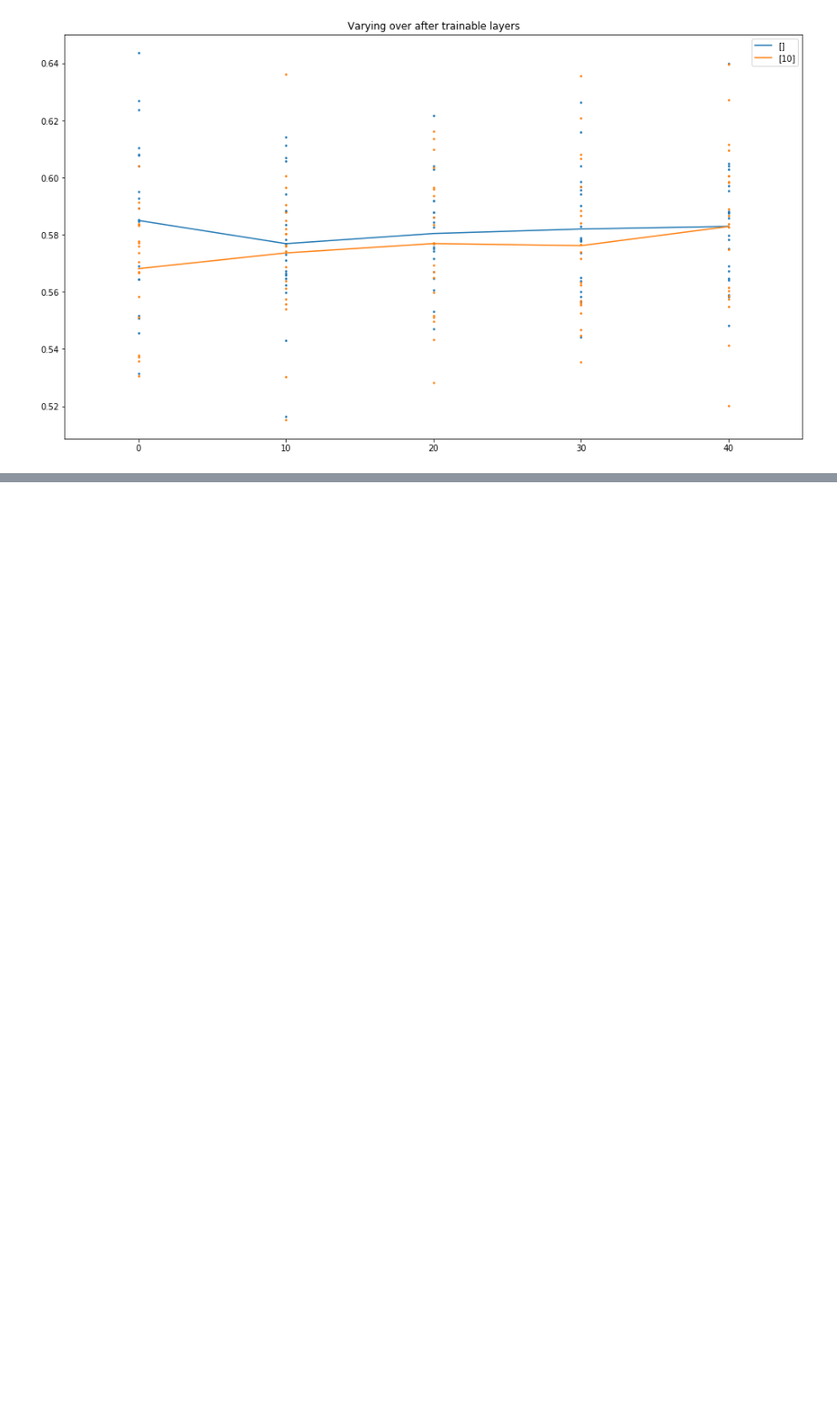
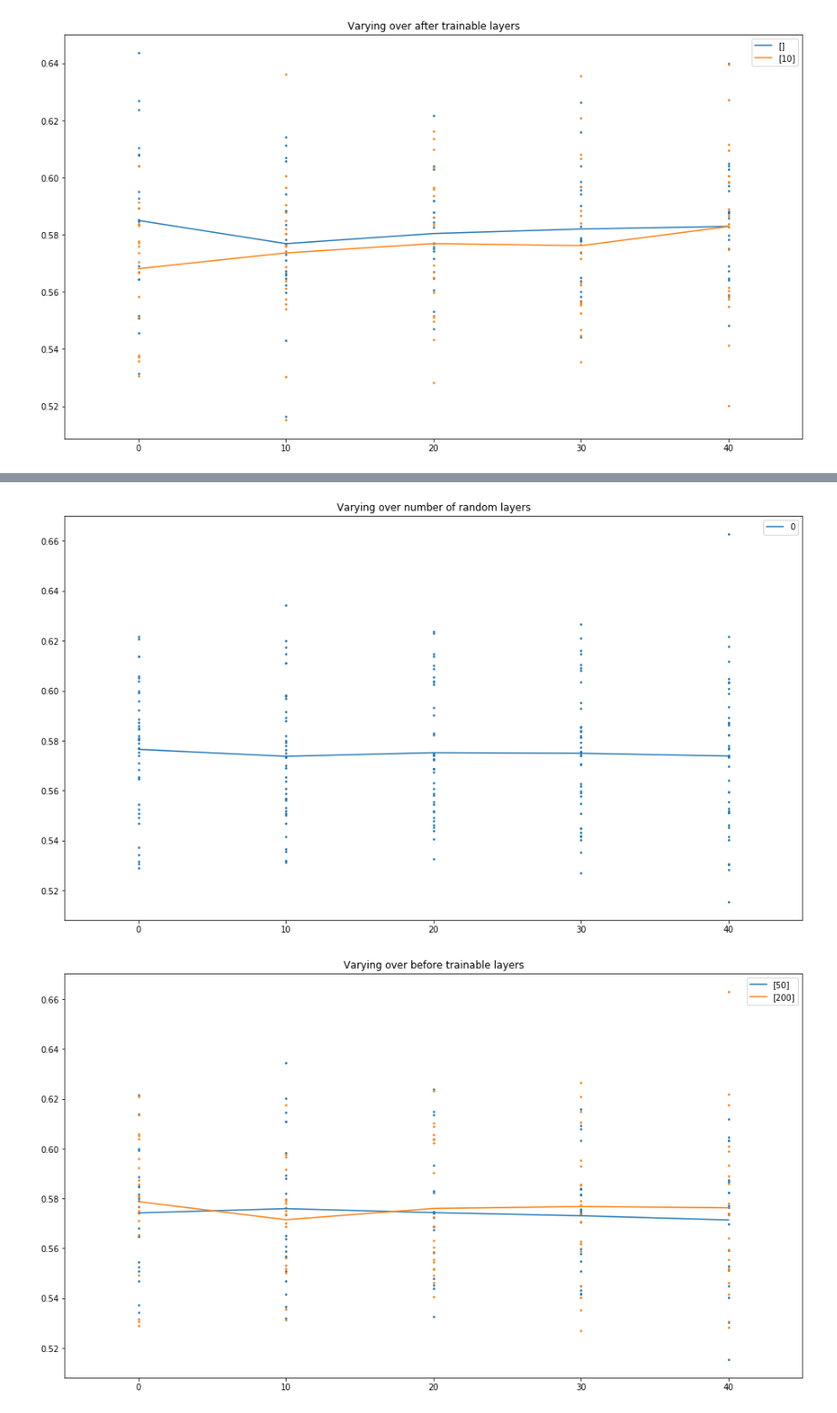
Before and after one commit to matejsladek/random_layers, a Jupyter notebook: code/experiments/census-income/Census Income.ipynb, the cells around one changed output, grey strips where cells are left out. Shown: that part at 91% size. Saved outputs shown, nothing was run; the diff lists cells and outputs as text; code cells hidden in the pictures; blank space fills up the shorter version.

```diff
--- a/code/experiments/census-income/Census Income.ipynb
+++ b/code/experiments/census-income/Census Income.ipynb
@@ -721,11 +667,14 @@ i
 # %%
-plotter.plot_marginals(
+plot_marginals(
     results_double_residual,
     [
         "Before trainable layers",
         "Number of random layers",
         "After trainable layers",
     ],
     values,
     1,
 )
+# %% [output]
+[figure, added]
+[figure, added]
```
Also changed, not shown: parts of 16 cells of this notebook.
